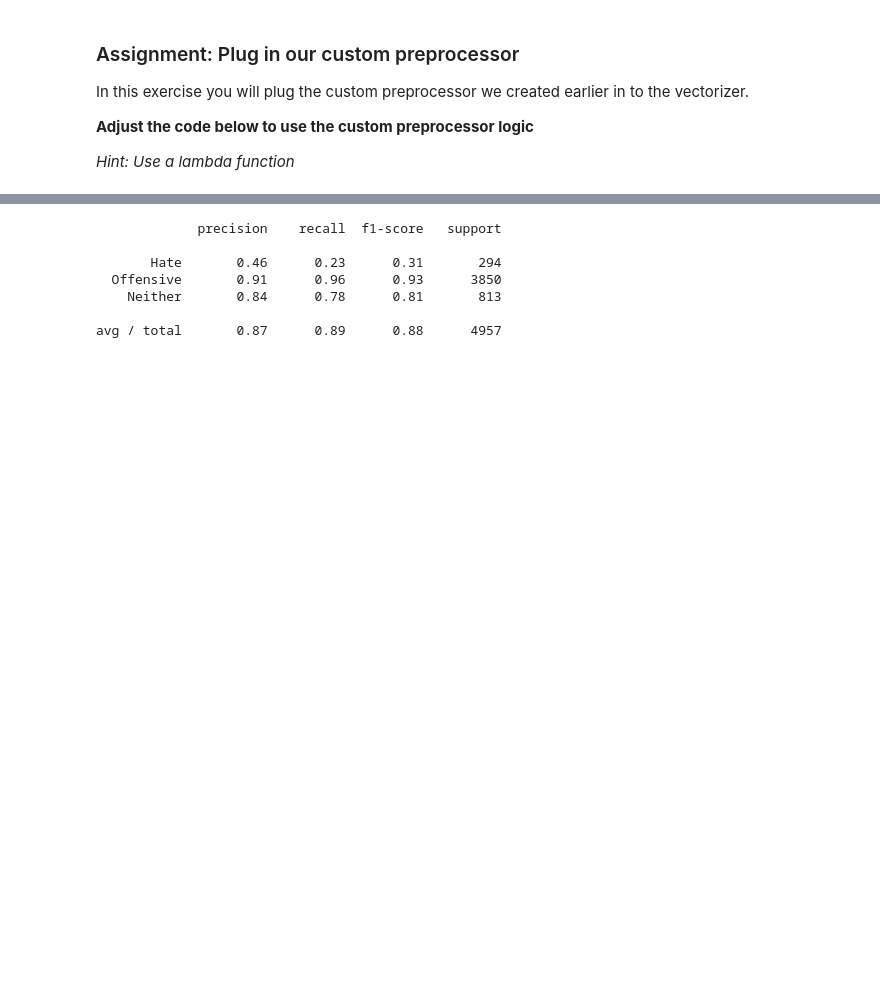
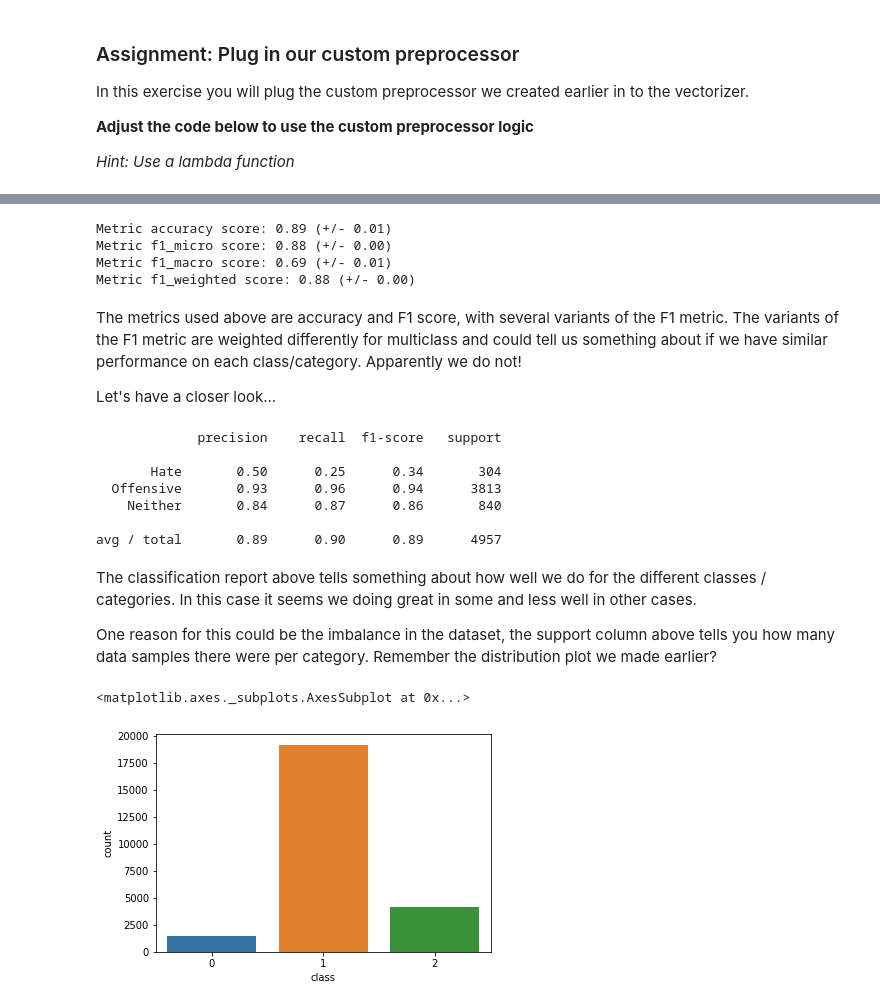
Before and after one commit to EikeDehling/machine-learnings, a Jupyter notebook: nlp_workshop.ipynb, the cells around one changed output, grey strips where cells are left out. Saved outputs shown, nothing was run; the diff lists cells and outputs as text; code cells hidden in the pictures; blank space fills up the shorter version.

```diff
--- a/nlp_workshop.ipynb
+++ b/nlp_workshop.ipynb
@@ -309,18 +342,51 @@ Model DecisionTreeClassifier score: 0.83 (+/- 0.01)
+# %%
+metrics = [
+    'accuracy',
+    'f1_micro',
+    'f1_macro',
+    'f1_weighted'
+]
+
+for metric in metrics:
+    scores = cross_val_score(MultinomialNB(), X_filtered, y, cv=cv, scoring=metric)
+    print("Metric %s score: %0.2f (+/- %0.2f)" % (metric, scores.mean(), scores.std()))
+# %% [output]
+Metric accuracy score: 0.89 (+/- 0.01)
+Metric f1_micro score: 0.88 (+/- 0.00)
+Metric f1_macro score: 0.69 (+/- 0.01)
+Metric f1_weighted score: 0.88 (+/- 0.00)
+# %% [markdown]
+The metrics used above are accuracy and F1 score, with several variants of the F1 metric. The variants of the F1 metric are weighted differently for multiclass and could tell us something about if we have similar performance on each class/category. Apparently we do not!
+
+Let's have a closer look...
 # %%
 from sklearn.model_selection import train_test_split
 from sklearn.metrics import classification_report
 
-X_train, X_test, y_train, y_test = train_test_split(X_count, y, test_size=0.2)
+X_train, X_test, y_train, y_test = train_test_split(X_filtered, y, test_size=0.2)
 
-lr = MultinomialNB()
-lr.fit(X_train, y_train)
+model = LogisticRegression(multi_class='multinomial', solver='newton-cg')
+model.fit(X_train, y_train)
 
-print(classification_report(y_test, lr.predict(X_test), target_names=('Hate', 'Offensive', 'Neither')))
+print(classification_report(y_test, model.predict(X_test), target_names=('Hate', 'Offensive', 'Neither')))
 # %% [output]
              precision    recall  f1-score   support
 
-       Hate       0.46      0.23      0.31       294
-  Offensive       0.91      0.96      0.93      3850
-    Neither       0.84      0.78      0.81       813
+       Hate       0.50      0.25      0.34       304
+  Offensive       0.93      0.96      0.94      3813
+    Neither       0.84      0.87      0.86       840
 
-avg / total       0.87      0.89      0.88      4957
+avg / total       0.89      0.90      0.89      4957
+# %% [markdown]
+The classification report above tells something about how well we do for the different classes / categories. In this case it seems we doing great in some and less well in other cases.
+
+One reason for this could be the imbalance in the dataset, the support column above tells you how many data samples there were per category. Remember the distribution plot we made earlier?
+# %%
+import seaborn as sns
+
+%matplotlib inline
+
+sns.countplot(df['class'])
+# %% [output]
+<matplotlib.axes._subplots.AxesSubplot at 0x...>
+[figure, added]
```
Also changed, not shown: parts of 26 cells of this notebook, 1 other file.
